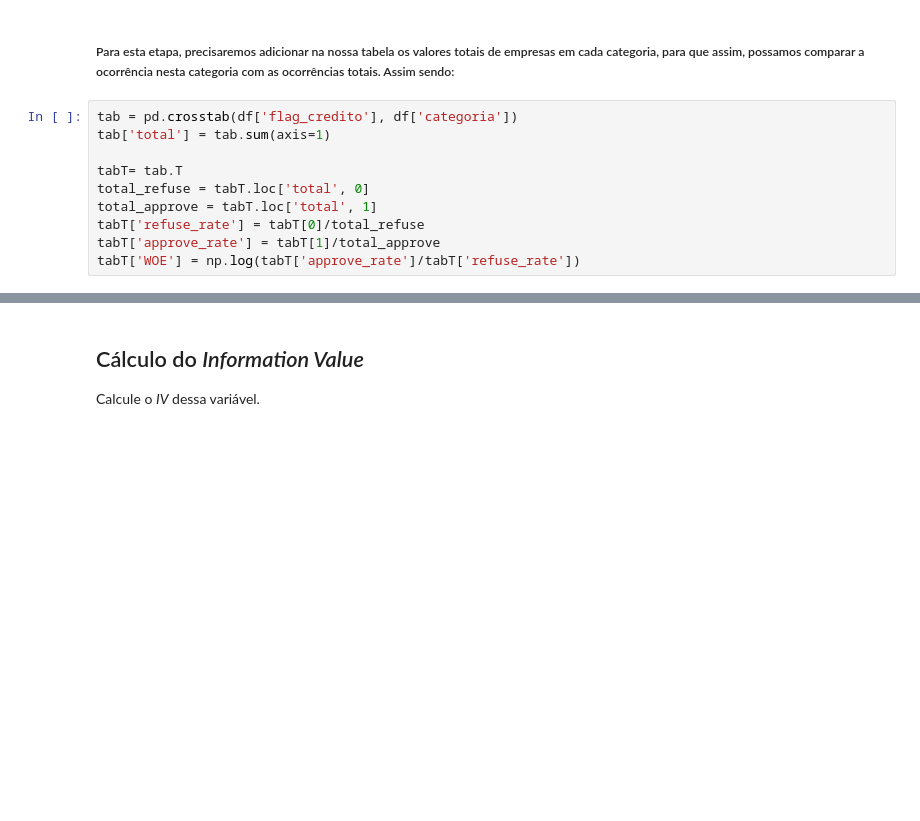
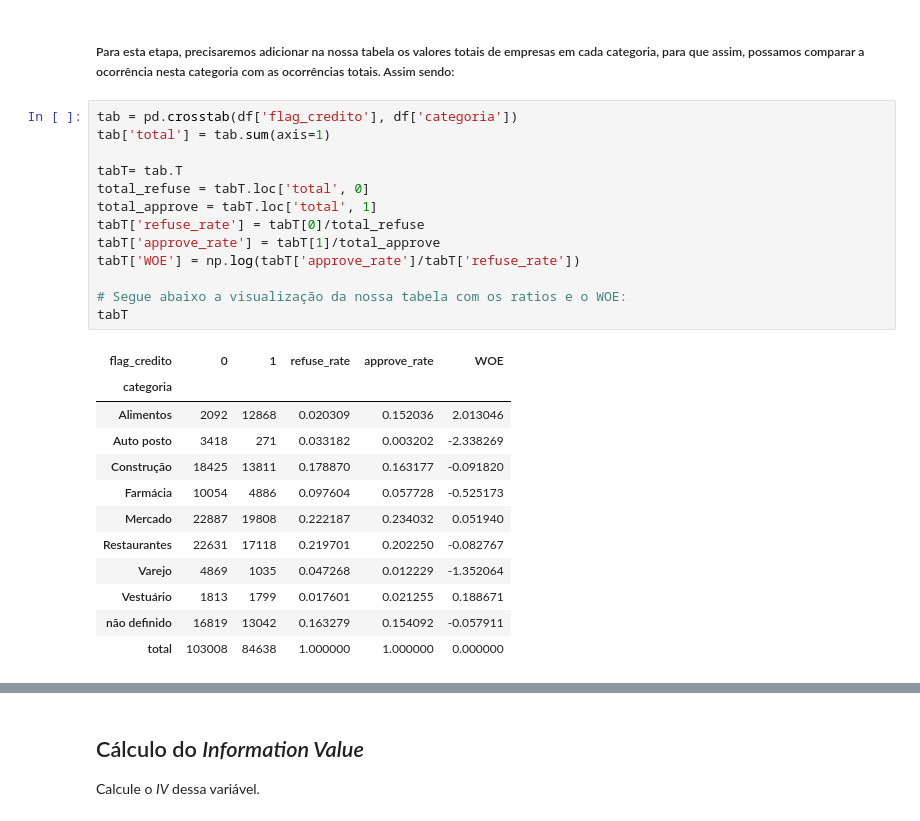
Before and after one commit to MatheusFilipeASilva/Descritiva_IV, a Jupyter notebook: OneDrive/Documentos/EBAC - PROJETOS/Descritiva - IV/Pratique 1 - Modelo Inicial.ipynb, the cells around one changed output, grey strips where cells are left out. Drawn from its saved outputs; the diff is of its cells as text; blank space fills up the shorter version.

```diff
--- a/OneDrive/Documentos/EBAC - PROJETOS/Descritiva - IV/Pratique 1 - Modelo Inicial.ipynb
+++ b/OneDrive/Documentos/EBAC - PROJETOS/Descritiva - IV/Pratique 1 - Modelo Inicial.ipynb
@@ -79,10 +79,26 @@ plt.show()
 # %%
 tab = pd.crosstab(df['flag_credito'], df['categoria'])
 tab['total'] = tab.sum(axis=1)
 
 tabT= tab.T
 total_refuse = tabT.loc['total', 0]
 total_approve = tabT.loc['total', 1]
 tabT['refuse_rate'] = tabT[0]/total_refuse
 tabT['approve_rate'] = tabT[1]/total_approve
 tabT['WOE'] = np.log(tabT['approve_rate']/tabT['refuse_rate'])
+
+# Segue abaixo a visualização da nossa tabela com os ratios e o WOE:
+tabT
+# %% [output]
+| flag_credito | 0 | 1 | refuse_rate | approve_rate | WOE |
+| categoria |  |  |  |  |  |
+| Alimentos | 2092 | 12868 | 0.020309 | 0.152036 | 2.013046 |
+| Auto posto | 3418 | 271 | 0.033182 | 0.003202 | -2.338269 |
+| Construção | 18425 | 13811 | 0.178870 | 0.163177 | -0.091820 |
+| Farmácia | 10054 | 4886 | 0.097604 | 0.057728 | -0.525173 |
+| Mercado | 22887 | 19808 | 0.222187 | 0.234032 | 0.051940 |
+| Restaurantes | 22631 | 17118 | 0.219701 | 0.202250 | -0.082767 |
+| Varejo | 4869 | 1035 | 0.047268 | 0.012229 | -1.352064 |
+| Vestuário | 1813 | 1799 | 0.017601 | 0.021255 | 0.188671 |
+| não definido | 16819 | 13042 | 0.163279 | 0.154092 | -0.057911 |
+| total | 103008 | 84638 | 1.000000 | 1.000000 | 0.000000 |
```
Also changed, not shown: parts of 4 cells of this notebook.
